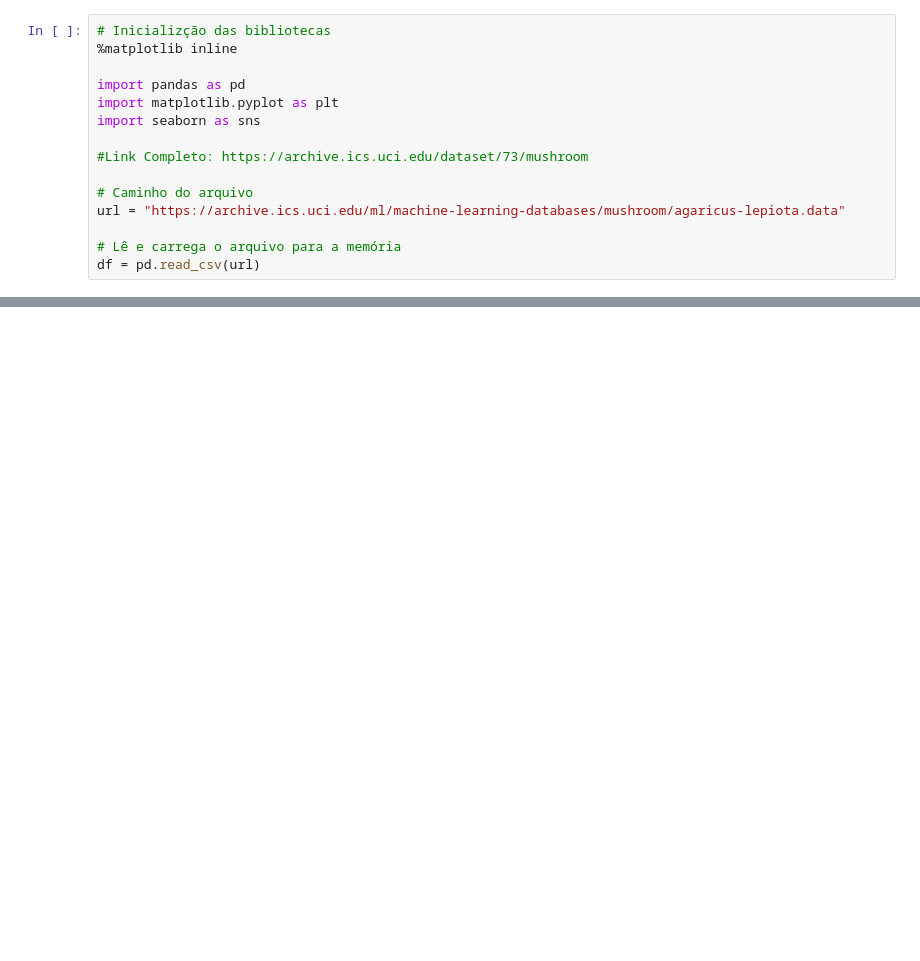
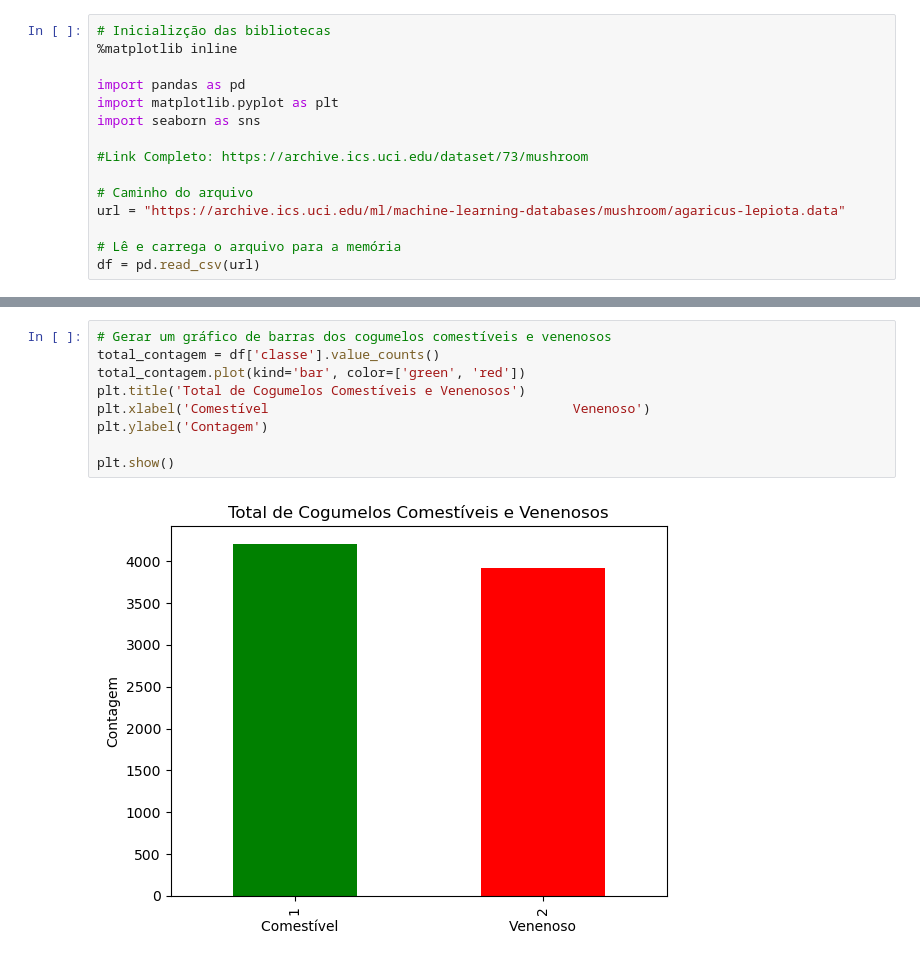
Before and after one commit to jonathan953/mushroom-detection, a Jupyter notebook: notebooks/EDA.ipynb, the cells around one changed output, grey strips where cells are left out. Drawn from its saved outputs; the diff is of its cells as text; blank space fills up the shorter version.

```diff
--- a/notebooks/EDA.ipynb
+++ b/notebooks/EDA.ipynb
@@ -45,0 +210,11 @@ Attribute Information:
+# %%
+# Gerar um gráfico de barras dos cogumelos comestíveis e venenosos
+total_contagem = df['classe'].value_counts()
+total_contagem.plot(kind='bar', color=['green', 'red'])
+plt.title('Total de Cogumelos Comestíveis e Venenosos')
+plt.xlabel('Comestível                                       Venenoso')
+plt.ylabel('Contagem')
+
+plt.show()
+# %% [output]
+[figure, added]
```
Also changed, not shown: parts of 16 cells of this notebook.
